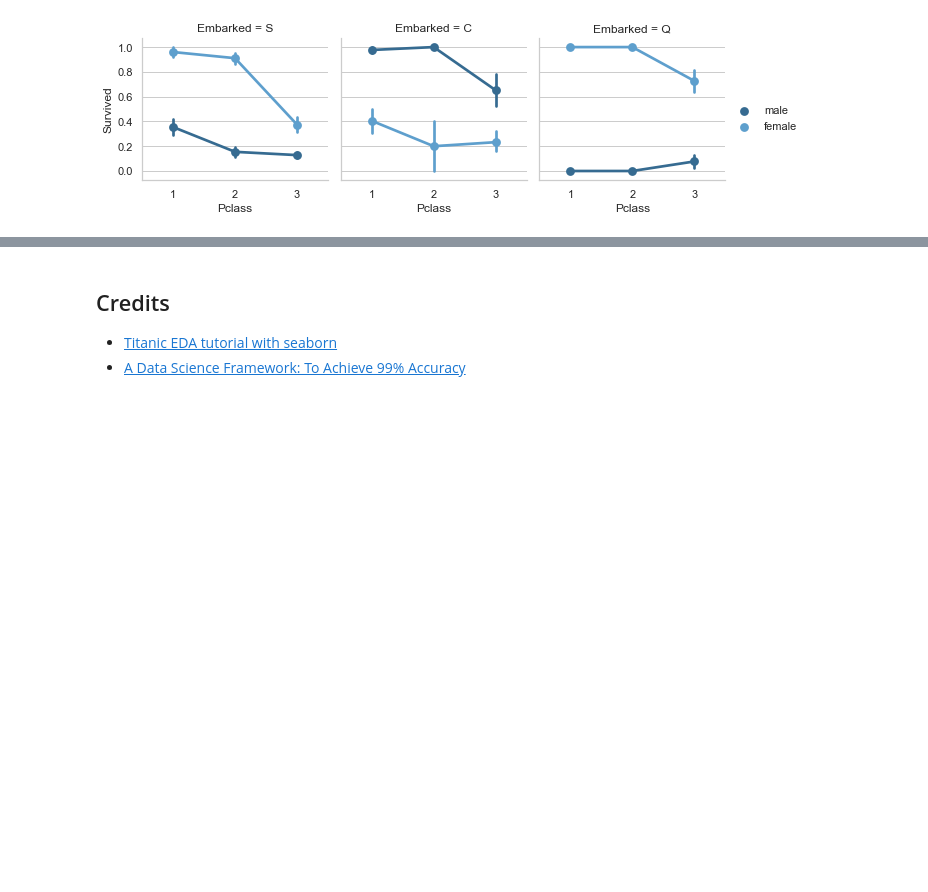
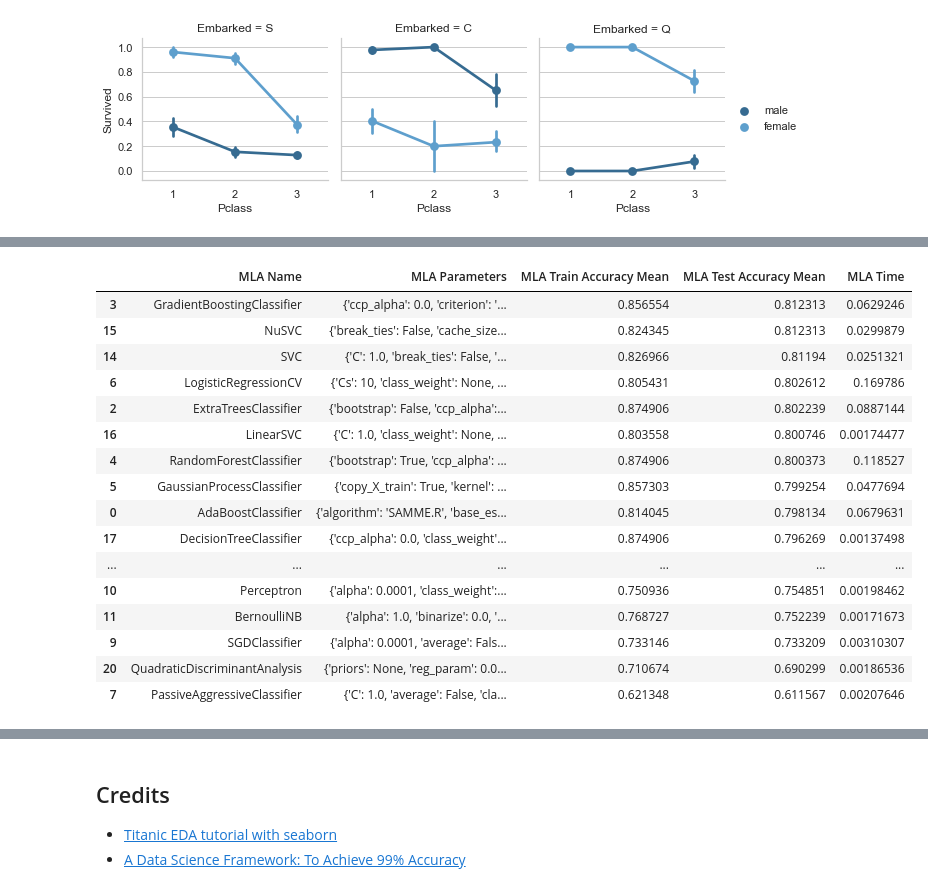
Before and after one commit to yaraxxx/TitanicSurvivalsPrediction, a Jupyter notebook: Survival_AI.ipynb, the cells around one changed output, grey strips where cells are left out. Cells and saved outputs as stored; diff of their text form; code cells hidden in the pictures; blank space fills up the shorter version.

```diff
--- a/Survival_AI.ipynb
+++ b/Survival_AI.ipynb
@@ -566,7 +613,7 @@ MLAs = [
     #SVM
     svm.SVC(probability = True),
     svm.NuSVC(probability = True),
-    svm.LinearSVC(),
+    svm.LinearSVC(dual = False),
 
     #Trees
     tree.DecisionTreeClassifier(),
@@ -603,18 +691,36 @@ MLAs_predict = train_set_cpy[Target]
 # %%
 # indexing through the MLAs and save thier performance results
 
-# #score model with cross validation: http://scikit-learn.org/stable/modules/generated/sklearn.model_selection.cross_validate.html#sklearn.model_selection.cross_validate
+# score model with cross validation: http://scikit-learn.org/stable/modules/generated/sklearn.model_selection.cross_validate.html#sklearn.model_selection.cross_validate
 
 row_index = 0
+
 
 for alg in MLAs :
     MLAs_comparison.loc[row_index, 'MLA Name'] = alg.__class__.__name__
     MLAs_comparison.loc[row_index, 'MLA Parameters'] = str(alg.get_params())
 
 
-    cv_results = cross_validate(alg,
-                                train_set_cpy[train_set_calc],
-                                train_set_cpy[Target],
-                                cv  = cross_validator_split)
-    print(cv_results)
+    cv_results = model_selection.cross_validate(alg,
+                                                train_set_cpy[train_x_bins],
+                                                train_set_cpy[Target].values.ravel(),
+                                                cv  = cross_validator_split,
+                                                return_train_score = True)
+
+
+
+    MLAs_comparison.loc[row_index,'MLA Train Accuracy Mean'] = cv_results['train_score'].mean()
+    MLAs_comparison.loc[row_index,'MLA Test Accuracy Mean'] = cv_results['test_score'].mean()
+    MLAs_comparison.loc[row_index,'MLA Time'] = cv_results['fit_time'].mean()
+
+
+
+    # now we run the algorithm and save the result of the predictions
+    alg.fit(train_set_cpy[train_x_bins],train_set_cpy[Target])
+    MLAs_predict['MLA_name'] = alg.predict(train_set_cpy[train_x_bins])
+    MLAs_predict.head()
+
+
+
+    row_index += 1
 # %% [output]
@@ -728,0 +744,21 @@ Please also refer to the documentation for alternative solver options:
+# %%
+MLAs_comparison.sort_values( by = ['MLA Test Accuracy Mean'] , ascending = False, inplace = True )
+MLAs_comparison
+# %% [output]
+|  | MLA Name | MLA Parameters | MLA Train Accuracy Mean | MLA Test Accuracy Mean | MLA Time |
+| 3 | GradientBoostingClassifier | {'ccp_alpha': 0.0, 'criterion': '... | 0.856554 | 0.812313 | 0.0629246 |
+| 15 | NuSVC | {'break_ties': False, 'cache_size... | 0.824345 | 0.812313 | 0.0299879 |
+| 14 | SVC | {'C': 1.0, 'break_ties': False, '... | 0.826966 | 0.81194 | 0.0251321 |
+| 6 | LogisticRegressionCV | {'Cs': 10, 'class_weight': None, ... | 0.805431 | 0.802612 | 0.169786 |
+| 2 | ExtraTreesClassifier | {'bootstrap': False, 'ccp_alpha':... | 0.874906 | 0.802239 | 0.0887144 |
+| 16 | LinearSVC | {'C': 1.0, 'class_weight': None, ... | 0.803558 | 0.800746 | 0.00174477 |
+| 4 | RandomForestClassifier | {'bootstrap': True, 'ccp_alpha': ... | 0.874906 | 0.800373 | 0.118527 |
+| 5 | GaussianProcessClassifier | {'copy_X_train': True, 'kernel': ... | 0.857303 | 0.799254 | 0.0477694 |
+| 0 | AdaBoostClassifier | {'algorithm': 'SAMME.R', 'base_es... | 0.814045 | 0.798134 | 0.0679631 |
+| 17 | DecisionTreeClassifier | {'ccp_alpha': 0.0, 'class_weight'... | 0.874906 | 0.796269 | 0.00137498 |
+| ... | ... | ... | ... | ... | ... |
+| 10 | Perceptron | {'alpha': 0.0001, 'class_weight':... | 0.750936 | 0.754851 | 0.00198462 |
+| 11 | BernoulliNB | {'alpha': 1.0, 'binarize': 0.0, '... | 0.768727 | 0.752239 | 0.00171673 |
+| 9 | SGDClassifier | {'alpha': 0.0001, 'average': Fals... | 0.733146 | 0.733209 | 0.00310307 |
+| 20 | QuadraticDiscriminantAnalysis | {'priors': None, 'reg_param': 0.0... | 0.710674 | 0.690299 | 0.00186536 |
+| 7 | PassiveAggressiveClassifier | {'C': 1.0, 'average': False, 'cla... | 0.621348 | 0.611567 | 0.00207646 |
```
Also changed, not shown: parts of 15 cells of this notebook.
